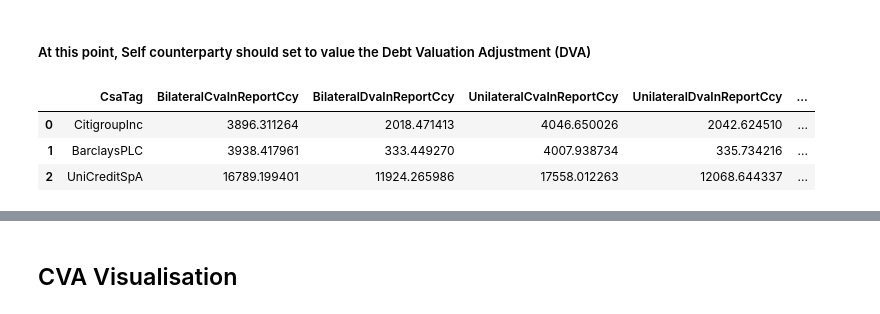
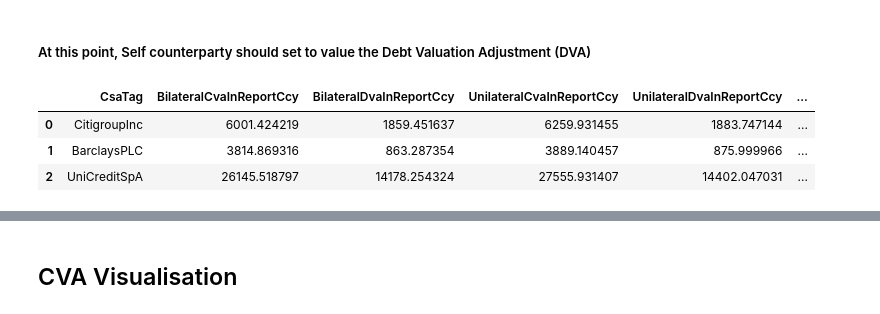
Before and after one commit to LSEG-API-Samples/Article.IPA.LD.Python.Calculating-CVA-for-OTC-derivatives-portfolio, a Jupyter notebook: CVA_example.ipynb, the cells around one changed output, grey strips where cells are left out. Saved outputs shown, nothing was run; the diff lists cells and outputs as text; code cells hidden in the pictures.

```diff
--- a/CVA_example.ipynb
+++ b/CVA_example.ipynb
@@ -36,5 +36,6 @@ portfolios
 | 0 | GESG1-186010 | CVASAMPLE | USD |
 # %%
 portfolio = portfolio_loader.load_portfolio('CVASAMPLE')
+valuation_date = '2024-08-30'
 # %% [markdown]
 ### View portfolio transactions
@@ -133,26 +133,26 @@ cva_calculator = CVACalculator()
 # %%
 cva_result = cva_calculator.calculate_cva(
         portfolio=portfolio,
         pricing_parameters = PricingParameters(
-                    valuation_date="2024-12-13",
+                    valuation_date=valuation_date,
                     simulation_count=1000,
                     self_reference_entity="LSEG",
                     self_recovery_rate_percent=40.0,
                     report_ccy="GBP",
                     numeraire_type="Cash"
             ),
         entity = SelfEntity(
                     name="LSEG",
                     collateral_currency="GBP",
                     recovery_instrument=40.0,
                     recovery_deal=40.0,
                     curve_id="0#BBBGBPBMK="
             )
         )
 
 cva_result
 # %% [output]
 |  | CsaTag | BilateralCvaInReportCcy | BilateralDvaInReportCcy | UnilateralCvaInReportCcy | UnilateralDvaInReportCcy | ... |
-| 0 | CitigroupInc | 3896.311264 | 2018.471413 | 4046.650026 | 2042.624510 | ... |
-| 1 | BarclaysPLC | 3938.417961 | 333.449270 | 4007.938734 | 335.734216 | ... |
-| 2 | UniCreditSpA | 16789.199401 | 11924.265986 | 17558.012263 | 12068.644337 | ... |
+| 0 | CitigroupInc | 6001.424219 | 1859.451637 | 6259.931455 | 1883.747144 | ... |
+| 1 | BarclaysPLC | 3814.869316 | 863.287354 | 3889.140457 | 875.999966 | ... |
+| 2 | UniCreditSpA | 26145.518797 | 14178.254324 | 27555.931407 | 14402.047031 | ... |
```
Also changed, not shown: parts of 7 cells of this notebook, 1 other file.
